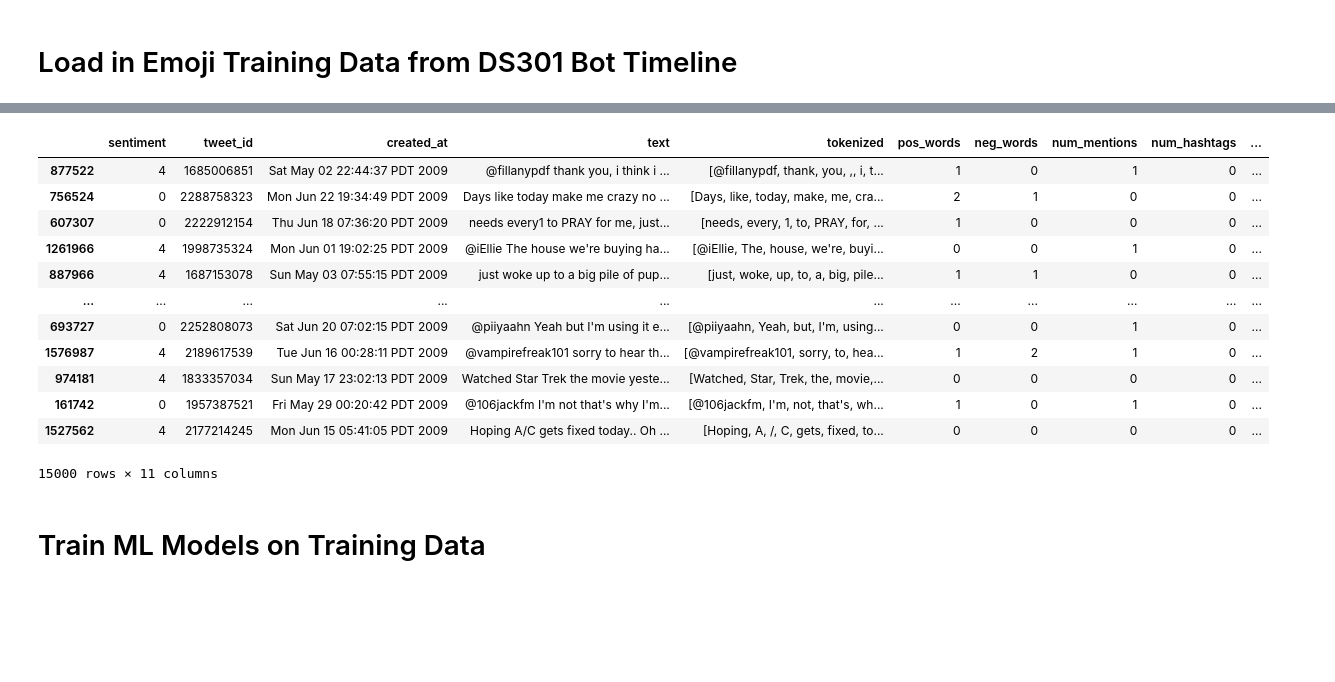
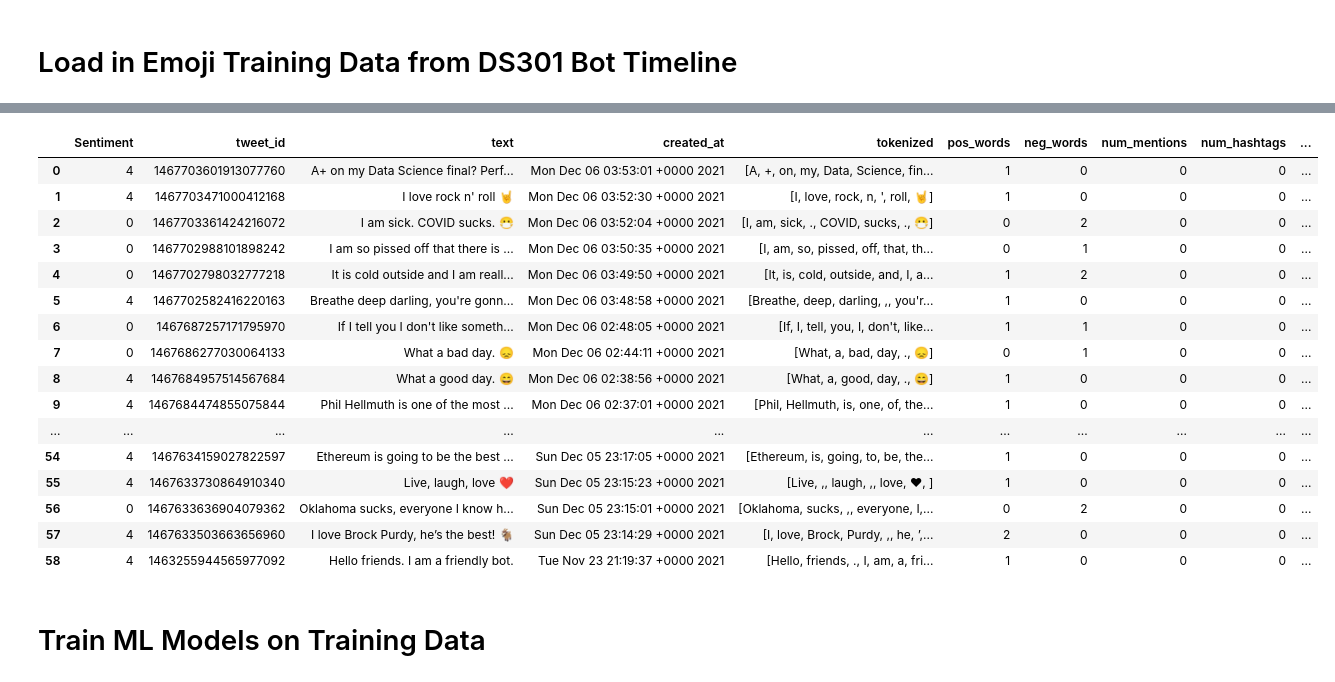
Before and after one commit to ryanherren/Tweet-Sentiment-Model, a Jupyter notebook: DS301_Notebook.ipynb, the cells around one changed output, grey strips where cells are left out. Drawn from its saved outputs; the diff is of its cells as text; code cells hidden in the pictures; blank space fills up the shorter version.

```diff
--- a/DS301_Notebook.ipynb
+++ b/DS301_Notebook.ipynb
@@ -303,19 +303,28 @@ training_data_emojis
-# %%
-training_data
-# %% [output]
-|  | sentiment | tweet_id | created_at | text | tokenized | pos_words | neg_words | num_mentions | num_hashtags | ... |
-| 877522 | 4 | 1685006851 | Sat May 02 22:44:37 PDT 2009 | @fillanypdf thank you, i think i ... | [@fillanypdf, thank, you, ,, i, t... | 1 | 0 | 1 | 0 | ... |
-| 756524 | 0 | 2288758323 | Mon Jun 22 19:34:49 PDT 2009 | Days like today make me crazy no ... | [Days, like, today, make, me, cra... | 2 | 1 | 0 | 0 | ... |
-| 607307 | 0 | 2222912154 | Thu Jun 18 07:36:20 PDT 2009 | needs every1 to PRAY for me, just... | [needs, every, 1, to, PRAY, for, ... | 1 | 0 | 0 | 0 | ... |
-| 1261966 | 4 | 1998735324 | Mon Jun 01 19:02:25 PDT 2009 | @iEllie The house we're buying ha... | [@iEllie, The, house, we're, buyi... | 0 | 0 | 1 | 0 | ... |
-| 887966 | 4 | 1687153078 | Sun May 03 07:55:15 PDT 2009 | just woke up to a big pile of pup... | [just, woke, up, to, a, big, pile... | 1 | 1 | 0 | 0 | ... |
-| ... | ... | ... | ... | ... | ... | ... | ... | ... | ... | ... |
-| 693727 | 0 | 2252808073 | Sat Jun 20 07:02:15 PDT 2009 | @piiyaahn Yeah but I'm using it e... | [@piiyaahn, Yeah, but, I'm, using... | 0 | 0 | 1 | 0 | ... |
-| 1576987 | 4 | 2189617539 | Tue Jun 16 00:28:11 PDT 2009 | @vampirefreak101 sorry to hear th... | [@vampirefreak101, sorry, to, hea... | 1 | 2 | 1 | 0 | ... |
-| 974181 | 4 | 1833357034 | Sun May 17 23:02:13 PDT 2009 | Watched Star Trek the movie yeste... | [Watched, Star, Trek, the, movie,... | 0 | 0 | 0 | 0 | ... |
-| 161742 | 0 | 1957387521 | Fri May 29 00:20:42 PDT 2009 | @106jackfm I'm not that's why I'm... | [@106jackfm, I'm, not, that's, wh... | 1 | 0 | 1 | 0 | ... |
-| 1527562 | 4 | 2177214245 | Mon Jun 15 05:41:05 PDT 2009 | Hoping A/C gets fixed today.. Oh ... | [Hoping, A, /, C, gets, fixed, to... | 0 | 0 | 0 | 0 | ... |
-15000 rows × 11 columns
+# %%
+# Custom sentiment assignments for tweets with emojis
+emojis_sentiment = [4,4,0,0,0,4,0,0,4,4,4,4,0,4,4,4,0,4,4,4,0,0,4,0,4,0,4,0,0,4,0,0,0,4,4,4,0,4,4]
+# %%
+training_data_emojis.insert(0, 'Sentiment', emojis_sentiment)
+# %%
+training_data_emojis
+# %% [output]
+|  | Sentiment | tweet_id | text | created_at | tokenized | pos_words | neg_words | num_mentions | num_hashtags | ... |
+| 0 | 4 | 1467703601913077760 | A+ on my Data Science final? Perf... | Mon Dec 06 03:53:01 +0000 2021 | [A, +, on, my, Data, Science, fin... | 1 | 0 | 0 | 0 | ... |
+| 1 | 4 | 1467703471000412168 | I love rock n' roll 🤘 | Mon Dec 06 03:52:30 +0000 2021 | [I, love, rock, n, ', roll, 🤘] | 1 | 0 | 0 | 0 | ... |
+| 2 | 0 | 1467703361424216072 | I am sick. COVID sucks. 😷 | Mon Dec 06 03:52:04 +0000 2021 | [I, am, sick, ., COVID, sucks, ., 😷] | 0 | 2 | 0 | 0 | ... |
+| 3 | 0 | 1467702988101898242 | I am so pissed off that there is ... | Mon Dec 06 03:50:35 +0000 2021 | [I, am, so, pissed, off, that, th... | 0 | 1 | 0 | 0 | ... |
+| 4 | 0 | 1467702798032777218 | It is cold outside and I am reall... | Mon Dec 06 03:49:50 +0000 2021 | [It, is, cold, outside, and, I, a... | 1 | 2 | 0 | 0 | ... |
+| 5 | 4 | 1467702582416220163 | Breathe deep darling, you're gonn... | Mon Dec 06 03:48:58 +0000 2021 | [Breathe, deep, darling, ,, you'r... | 1 | 0 | 0 | 0 | ... |
+| 6 | 0 | 1467687257171795970 | If I tell you I don't like someth... | Mon Dec 06 02:48:05 +0000 2021 | [If, I, tell, you, I, don't, like... | 1 | 1 | 0 | 0 | ... |
+| 7 | 0 | 1467686277030064133 | What a bad day. 😞 | Mon Dec 06 02:44:11 +0000 2021 | [What, a, bad, day, ., 😞] | 0 | 1 | 0 | 0 | ... |
+| 8 | 4 | 1467684957514567684 | What a good day. 😄 | Mon Dec 06 02:38:56 +0000 2021 | [What, a, good, day, ., 😄] | 1 | 0 | 0 | 0 | ... |
+| 9 | 4 | 1467684474855075844 | Phil Hellmuth is one of the most ... | Mon Dec 06 02:37:01 +0000 2021 | [Phil, Hellmuth, is, one, of, the... | 1 | 0 | 0 | 0 | ... |
+| ... | ... | ... | ... | ... | ... | ... | ... | ... | ... | ... |
+| 54 | 4 | 1467634159027822597 | Ethereum is going to be the best ... | Sun Dec 05 23:17:05 +0000 2021 | [Ethereum, is, going, to, be, the... | 1 | 0 | 0 | 0 | ... |
+| 55 | 4 | 1467633730864910340 | Live, laugh, love ❤️ | Sun Dec 05 23:15:23 +0000 2021 | [Live, ,, laugh, ,, love, ❤, ️] | 1 | 0 | 0 | 0 | ... |
+| 56 | 0 | 1467633636904079362 | Oklahoma sucks, everyone I know h... | Sun Dec 05 23:15:01 +0000 2021 | [Oklahoma, sucks, ,, everyone, I,... | 0 | 2 | 0 | 0 | ... |
+| 57 | 4 | 1467633503663656960 | I love Brock Purdy, he’s the best! 🐐 | Sun Dec 05 23:14:29 +0000 2021 | [I, love, Brock, Purdy, ,, he, ’,... | 2 | 0 | 0 | 0 | ... |
+| 58 | 4 | 1463255944565977092 | Hello friends. I am a friendly bot. | Tue Nov 23 21:19:37 +0000 2021 | [Hello, friends, ., I, am, a, fri... | 1 | 0 | 0 | 0 | ... |
 # %% [markdown]
 # Train ML Models on Training Data
 # %%
```
Also changed, not shown: parts of 6 cells of this notebook, 1 other file.
